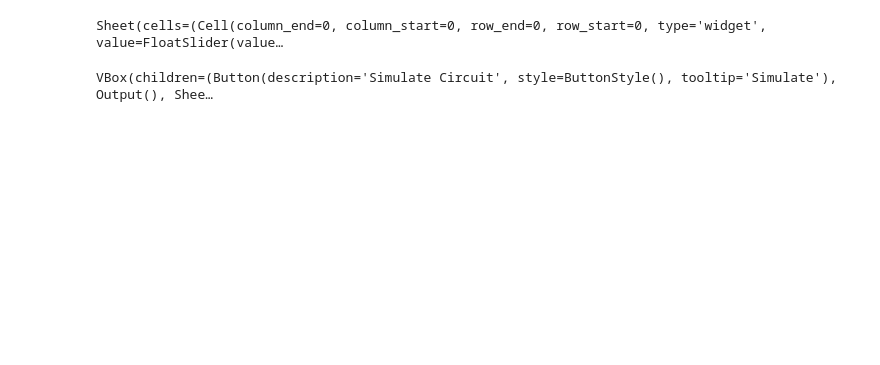
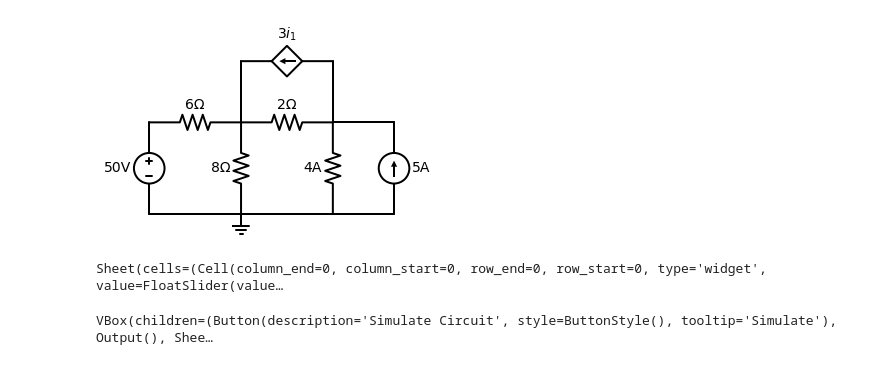
Before and after one commit to Samtaylek17/virtual-laboratory, a Jupyter notebook: Network Theorems/Untitled.ipynb, the cells around one changed output. Drawn from its saved outputs; the diff is of its cells as text; code cells hidden in the pictures; blank space fills up the shorter version.

```diff
--- a/Network Theorems/Untitled.ipynb
+++ b/Network Theorems/Untitled.ipynb
@@ -1,3 +1,33 @@
+# %%
+import schemdraw as schem
+import schemdraw.elements as elm
+
+d = schem.Drawing()
+
+Line1 = d.add(elm.LINE, d='right')
+d += elm.Line().right().length(3)
+d += elm.SourceI().up().label(('5A'), loc='bottom')
+d += elm.Line().left().length(2)
+d.push()
+d += elm.Resistor().down().label('4A')
+d.pop()
+d += elm.Line().up().length(2)
+d += elm.SourceControlledI().left().label('$3i_1$')
+d += elm.Line().down().length(2)
+d.push()
+d += elm.Resistor().label('2Ω').right()
+d.pop()
+d.push()
+d += elm.Resistor().label('8Ω').down()
+d.pop()
+d += elm.Resistor().label('6Ω').left()
+d += elm.SourceV().label('50V').down().reverse()
+d += elm.Line().right()
+d += elm.Ground()
+
+d
+# %% [output]
+[figure, added]
 # %%
 from ipywidgets import FloatSlider, link, Button, Output, VBox
 from ipysheet import sheet, cell, column, to_dataframe
```
Also changed, not shown: parts of 5 cells of this notebook, 14 other files.
